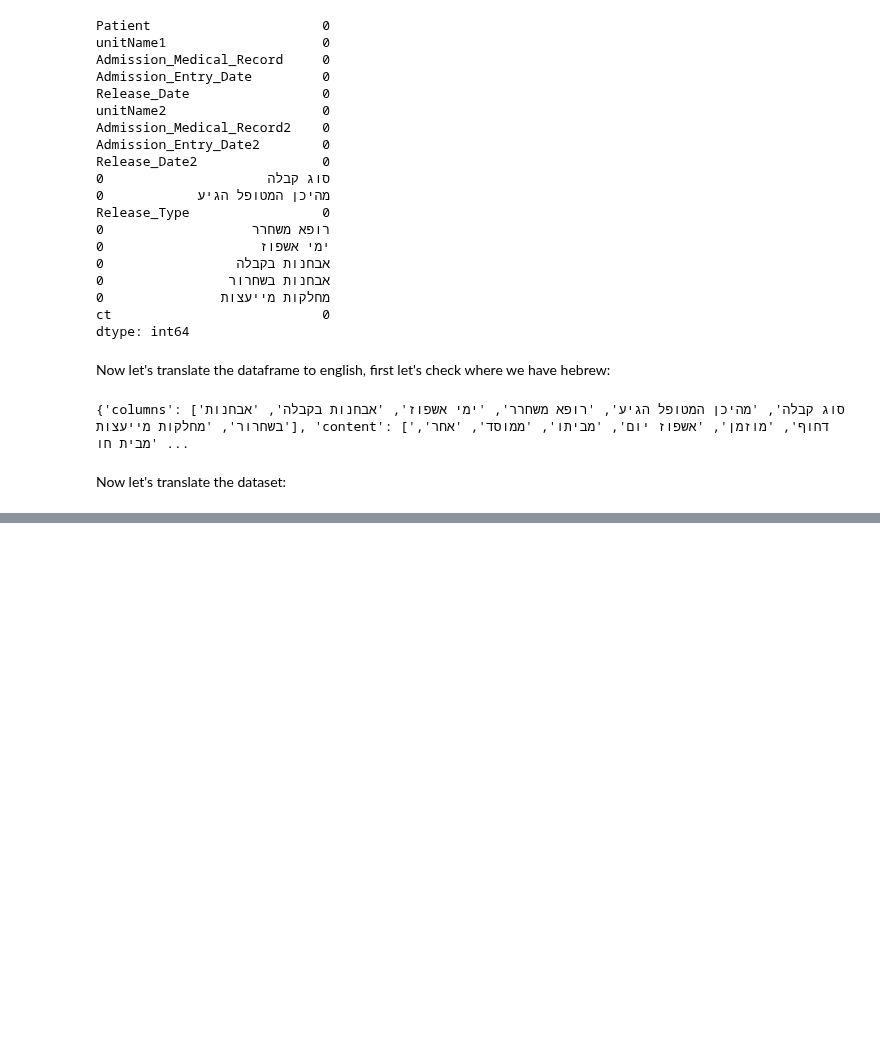
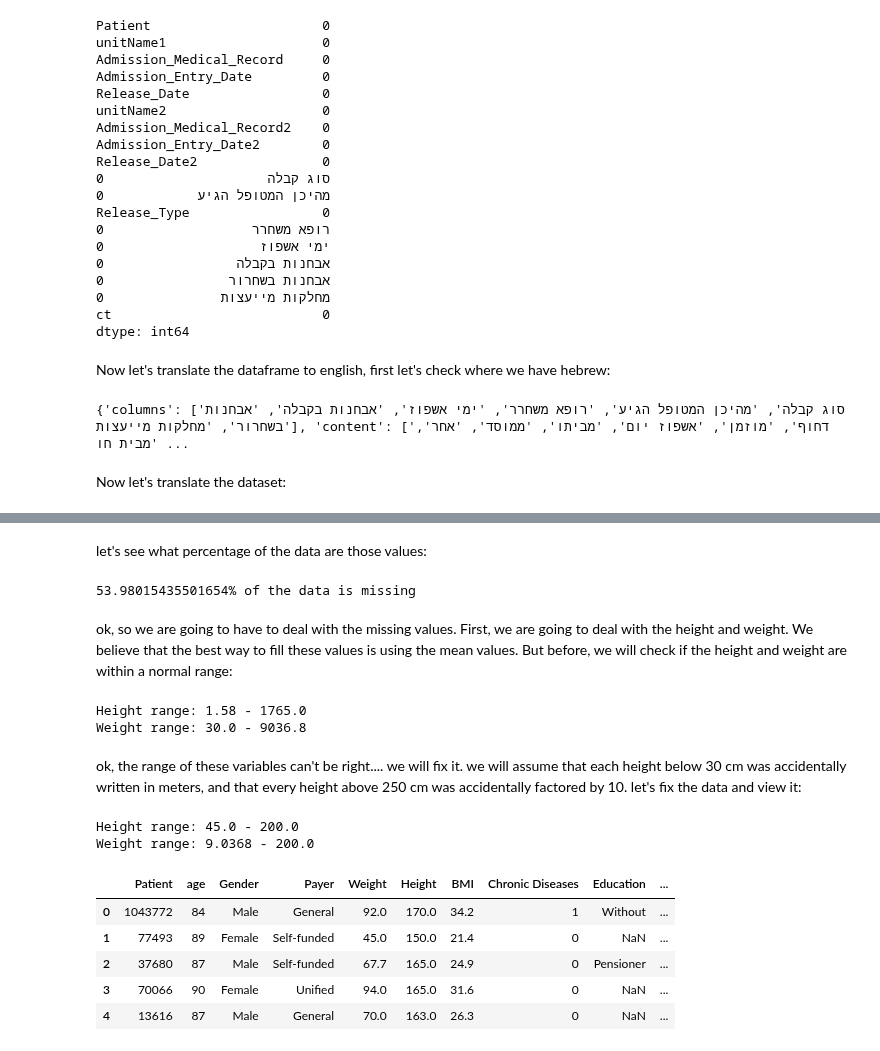
Before and after one commit to RyanWri/data-science2-lab-final-project, a Jupyter notebook: src/team_11/team11_results.ipynb, the cells around one changed output, grey strips where cells are left out. Cells and saved outputs as stored; diff of their text form; code cells hidden in the pictures; blank space fills up the shorter version.

```diff
--- a/src/team_11/team11_results.ipynb
+++ b/src/team_11/team11_results.ipynb
@@ -135,0 +146,3 @@ hospitalization_df_clean_translated.to_excel(r'task7/hospitalization2_translated
+# %%
+general_data_df = pd.read_excel(dataset_path, sheet_name='GeneralData')
+general_data_df.head()
@@ -135,0 +178,5 @@ hospitalization_df_clean_translated.to_excel(r'task7/hospitalization2_translated
+# %%
+general_data_df_translated = translate_dataframe(dataframe=general_data_df,translation_dict=Task30.Translator)
+general_data_df_translated.to_excel(r'task30/general_data_translated.xlsx',sheet_name='general_data',index=False)
+general_data_df_translated.head()
+extract_hebrew_content(df=general_data_df_translated)
@@ -135,0 +203,32 @@ hospitalization_df_clean_translated.to_excel(r'task7/hospitalization2_translated
+# %% [markdown]
+let's see what percentage of the data are those values:
+# %%
+print(f'{general_data_df_translated.isna().any(axis=1).sum() / len(general_data_df_translated) * 100}% of the data is missing')
+# %% [output]
+53.98015435501654% of the data is missing
+# %% [markdown]
+ok, so we are going to have to deal with the missing values. First, we are going to deal with the height and weight. We believe that the best way to fill these values is using the mean values. But before, we will check if the height and weight are within a normal range:
+# %%
+general_data_df_translated_clean  = general_data_df_translated.copy()
+print(f'Height range: {general_data_df_translated_clean["Height"].min()} - {general_data_df_translated_clean["Height"].max()}')
+print(f'Weight range: {general_data_df_translated_clean["Weight"].min()} - {general_data_df_translated_clean["Weight"].max()}')
+# %% [output]
+Height range: 1.58 - 1765.0
+Weight range: 30.0 - 9036.8
+# %% [markdown]
+ok, the range of these variables can't be right....
+we will fix it. we will assume that each height below 30 cm was accidentally written in meters, and that every height above 250 cm was accidentally factored by 10. let's fix the data and view it:
+# %%
+general_data_df_translated_clean = Task30.clean_height_weight_fix(df=general_data_df_translated_clean,height_col='Height',weight_col='Weight')
+print(f'Height range: {general_data_df_translated_clean["Height"].min()} - {general_data_df_translated_clean["Height"].max()}')
+print(f'Weight range: {general_data_df_translated_clean["Weight"].min()} - {general_data_df_translated_clean["Weight"].max()}')
+general_data_df_translated_clean.head()
+# %% [output]
+Height range: 45.0 - 200.0
+Weight range: 9.0368 - 200.0
+|  | Patient | age | Gender | Payer | Weight | Height | BMI | Chronic Diseases | Education | ... |
+| 0 | 1043772 | 84 | Male | General | 92.0 | 170.0 | 34.2 | 1 | Without | ... |
+| 1 | 77493 | 89 | Female | Self-funded | 45.0 | 150.0 | 21.4 | 0 | NaN | ... |
+| 2 | 37680 | 87 | Male | Self-funded | 67.7 | 165.0 | 24.9 | 0 | Pensioner | ... |
+| 3 | 70066 | 90 | Female | Unified | 94.0 | 165.0 | 31.6 | 0 | NaN | ... |
+| 4 | 13616 | 87 | Male | General | 70.0 | 163.0 | 26.3 | 0 | NaN | ... |
```
Also changed, not shown: parts of 40 cells of this notebook, 5 other files.
